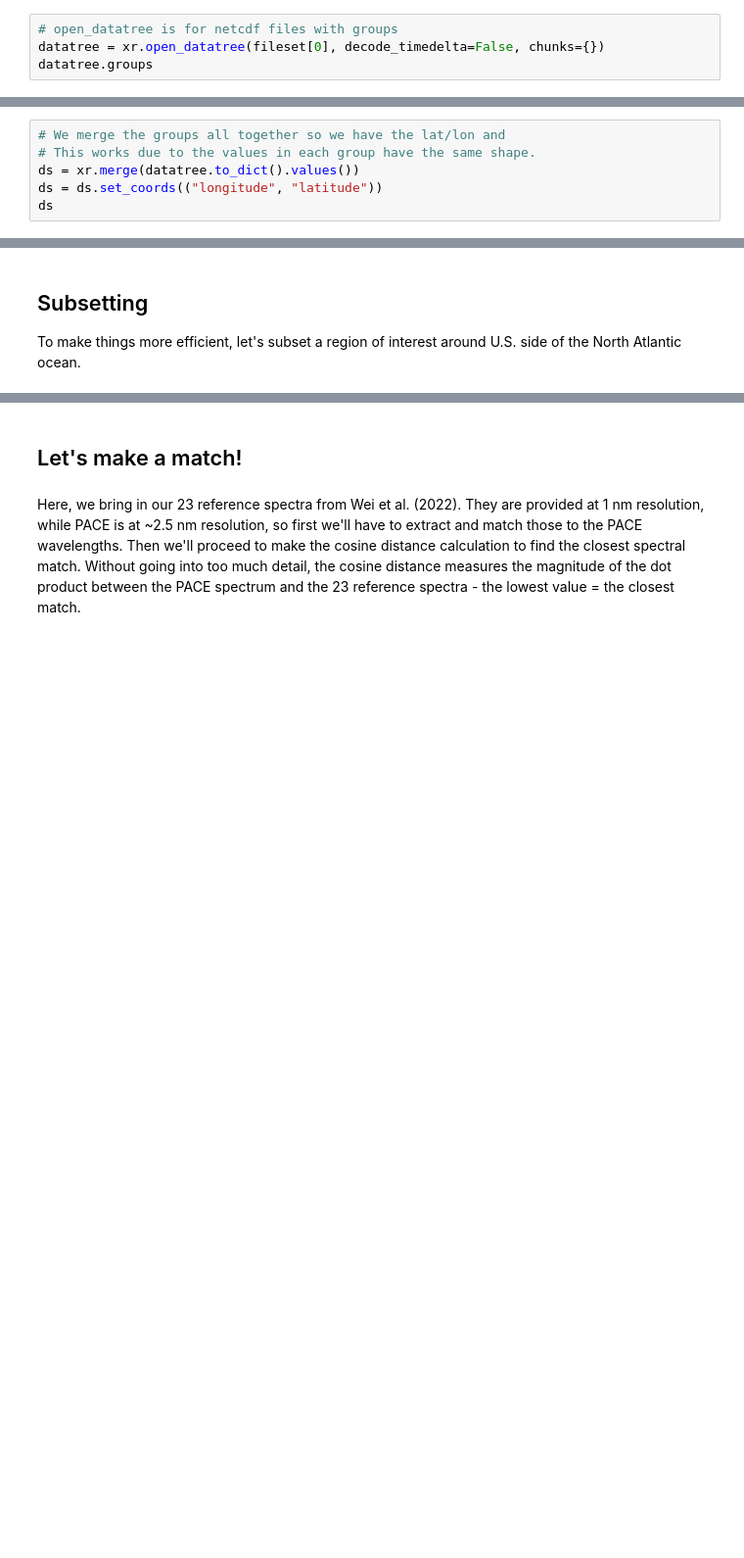
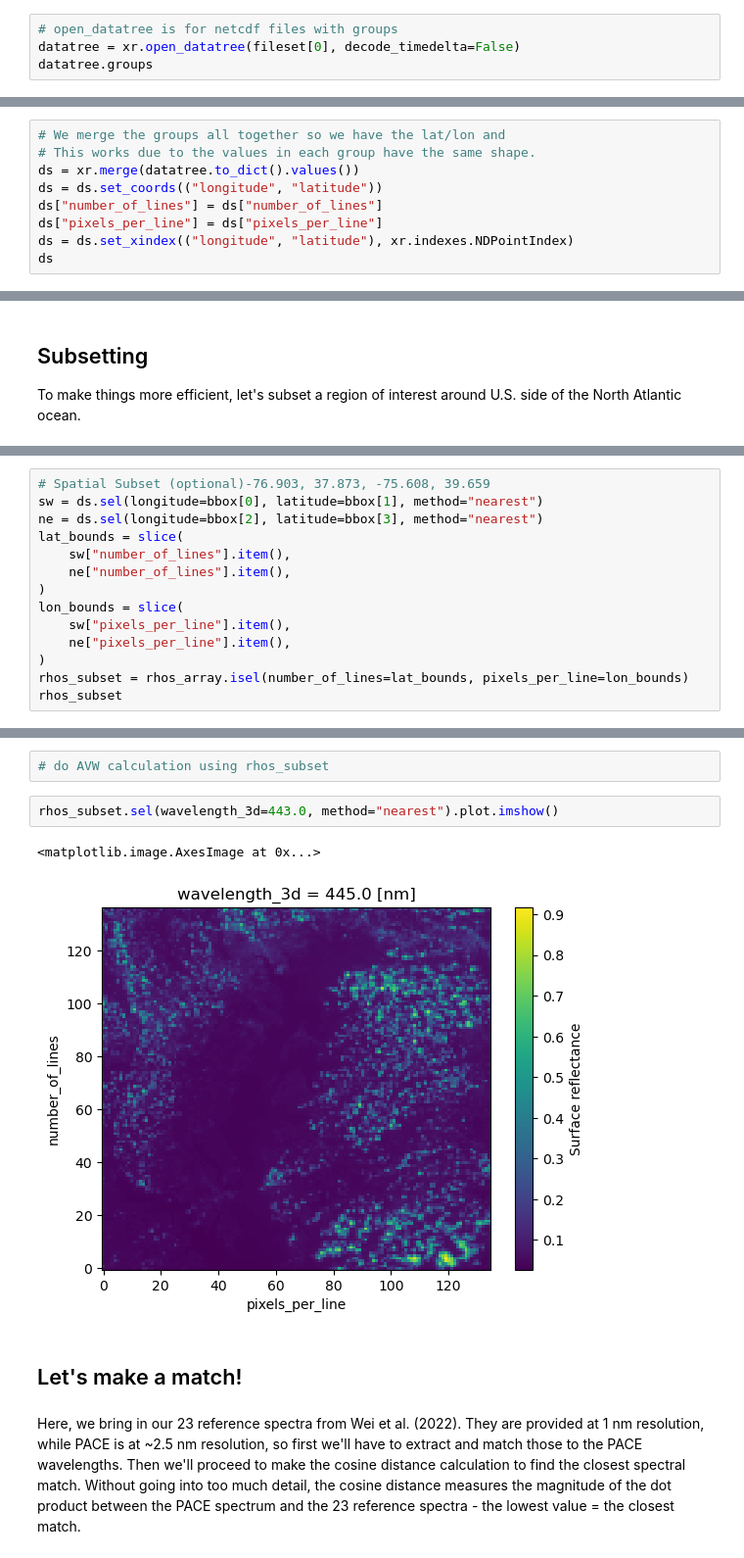
Before and after one commit to fish-pace/2026-proj-phyto-community-structure, a Jupyter notebook: contributor_folders/Shelly/AVW_fromRhos.ipynb, the cells around one changed output, grey strips where cells are left out. Shown at 98% size. Cells and saved outputs as stored; diff of their text form; blank space fills up the shorter version.

Commit message:
a bbox for level2

```diff
--- a/contributor_folders/Shelly/AVW_fromRhos.ipynb
+++ b/contributor_folders/Shelly/AVW_fromRhos.ipynb
@@ -113,7 +95,7 @@ from matplotlib.colors import ListedColormap, BoundaryNorm
 from scipy.integrate import trapezoid
 # %%
 # open_datatree is for netcdf files with groups
-datatree = xr.open_datatree(fileset[0], decode_timedelta=False, chunks={})
+datatree = xr.open_datatree(fileset[0], decode_timedelta=False)
 datatree.groups
 # %% [output]
 ('/',
@@ -129,6 +111,9 @@ datatree.groups
 # This works due to the values in each group have the same shape.
 ds = xr.merge(datatree.to_dict().values())
 ds = ds.set_coords(("longitude", "latitude"))
+ds["number_of_lines"] = ds["number_of_lines"]
+ds["pixels_per_line"] = ds["pixels_per_line"]
+ds = ds.set_xindex(("longitude", "latitude"), xr.indexes.NDPointIndex)
 ds
 # %% [output]
 <xarray.Dataset> Size: 1GB
@@ -172,0 +144,14 @@ NameError: name 'rrs_array' is not defined
+# %%
+# Spatial Subset (optional)-76.903, 37.873, -75.608, 39.659
+sw = ds.sel(longitude=bbox[0], latitude=bbox[1], method="nearest")
+ne = ds.sel(longitude=bbox[2], latitude=bbox[3], method="nearest")
+lat_bounds = slice(
+    sw["number_of_lines"].item(),
+    ne["number_of_lines"].item(),
+)
+lon_bounds = slice(
+    sw["pixels_per_line"].item(),
+    ne["pixels_per_line"].item(),
+)
+rhos_subset = rhos_array.isel(number_of_lines=lat_bounds, pixels_per_line=lon_bounds)
+rhos_subset
@@ -173,3 +171,10 @@ NameError: name 'rrs_array' is not defined
+# %%
+# do AVW calculation using rhos_subset
+# %%
+rhos_subset.sel(wavelength_3d=443.0, method="nearest").plot.imshow()
+# %% [output]
+<matplotlib.image.AxesImage at 0x...>
+[figure, added]
 # %% [markdown]
 ## Let's make a match!
 # %% [markdown]
```
Also changed, not shown: parts of 6 cells of this notebook.
